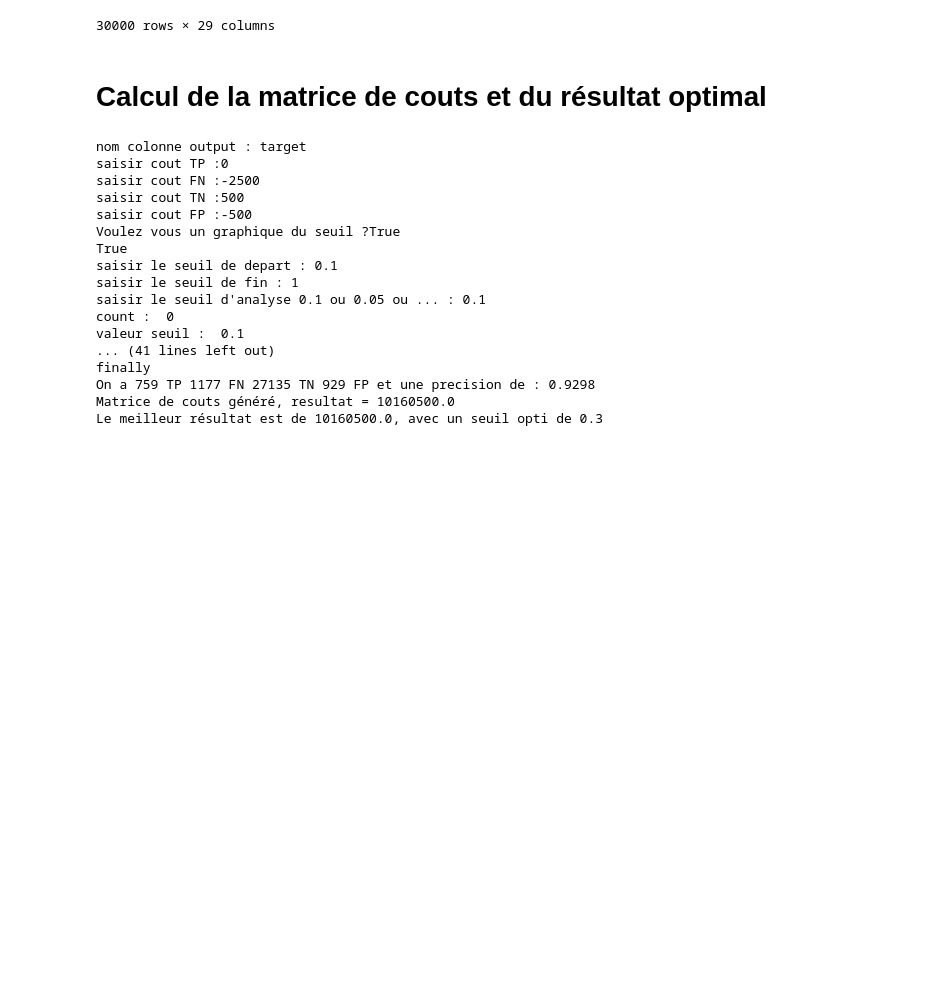
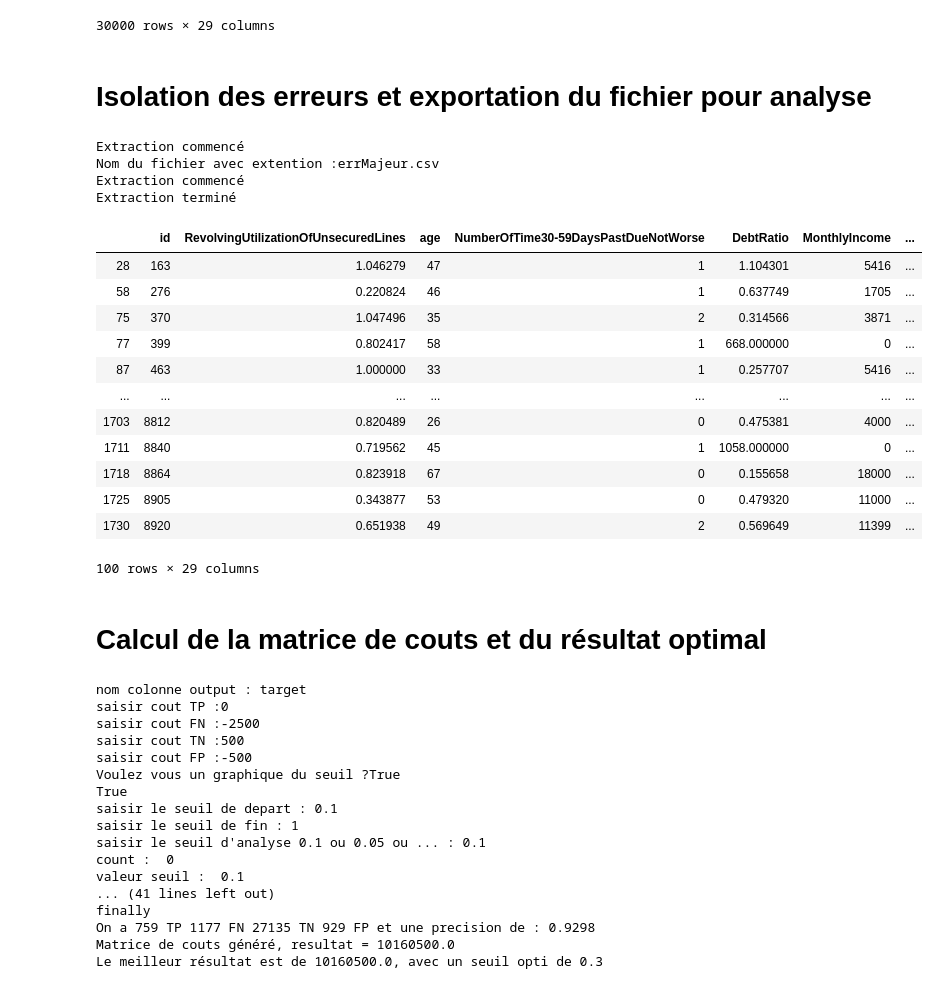
Before and after one commit to Nico-Facto/Give-me-some-credits, a Jupyter notebook: Analyse_Model_Ensemble_et_Deepnet_pour_projet_GMSC.ipynb, the cells around one changed output. Drawn from its saved outputs; the diff is of its cells as text; code cells hidden in the pictures; blank space fills up the shorter version.

```diff
--- a/Analyse_Model_Ensemble_et_Deepnet_pour_projet_GMSC.ipynb
+++ b/Analyse_Model_Ensemble_et_Deepnet_pour_projet_GMSC.ipynb
@@ -40,6 +44,29 @@ On a 346 TP 1590 FN 27851 TN 213 FP et une precision de : 0.9399
 | 29998 | 149995 | 0.385742 | 50 | 0 | 0.404293 | 3400 | ... |
 | 29999 | 149996 | 0.040674 | 74 | 0 | 0.225131 | 2100 | ... |
 30000 rows × 29 columns
+# %% [markdown]
+# Isolation des erreurs et exportation du fichier pour analyse
+# %%
+filtered = alyscl.topErr(df)
+filtered.head(100)
+# %% [output]
+Extraction commencé
+Nom du fichier avec extention :errMajeur.csv
+Extraction commencé
+Extraction terminé
+|  | id | RevolvingUtilizationOfUnsecuredLines | age | NumberOfTime30-59DaysPastDueNotWorse | DebtRatio | MonthlyIncome | ... |
+| 28 | 163 | 1.046279 | 47 | 1 | 1.104301 | 5416 | ... |
+| 58 | 276 | 0.220824 | 46 | 1 | 0.637749 | 1705 | ... |
+| 75 | 370 | 1.047496 | 35 | 2 | 0.314566 | 3871 | ... |
+| 77 | 399 | 0.802417 | 58 | 1 | 668.000000 | 0 | ... |
+| 87 | 463 | 1.000000 | 33 | 1 | 0.257707 | 5416 | ... |
+| ... | ... | ... | ... | ... | ... | ... | ... |
+| 1703 | 8812 | 0.820489 | 26 | 0 | 0.475381 | 4000 | ... |
+| 1711 | 8840 | 0.719562 | 45 | 1 | 1058.000000 | 0 | ... |
+| 1718 | 8864 | 0.823918 | 67 | 0 | 0.155658 | 18000 | ... |
+| 1725 | 8905 | 0.343877 | 53 | 0 | 0.479320 | 11000 | ... |
+| 1730 | 8920 | 0.651938 | 49 | 2 | 0.569649 | 11399 | ... |
+100 rows × 29 columns
 # %% [markdown]
 # Calcul de la matrice de couts et du résultat optimal
 # %%
```
Also changed, not shown: parts of 8 cells of this notebook, 3 other files.
